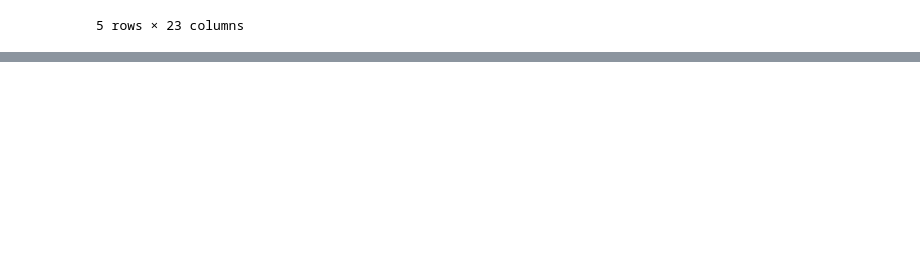
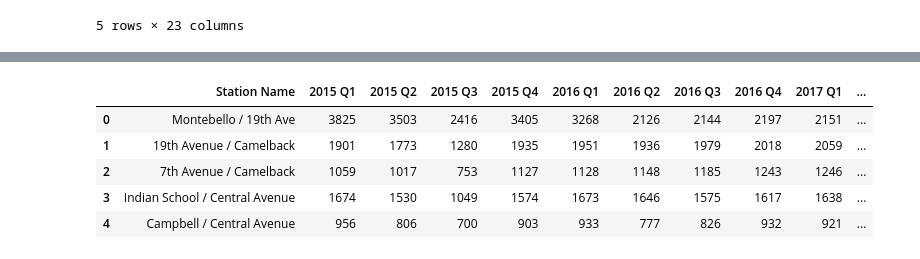
Before and after one commit to Sephka/Project1, a Jupyter notebook: Project_Folder/Project_1_v1.ipynb, the cells around one changed output, grey strips where cells are left out. Cells and saved outputs as stored; diff of their text form; code cells hidden in the pictures; blank space fills up the shorter version.

```diff
--- a/Project_Folder/Project_1_v1.ipynb
+++ b/Project_Folder/Project_1_v1.ipynb
@@ -61,0 +31,20 @@ bike_data.head()
+# %%
+# Reorganizing the columns using double brackets
+organized_rail_df = rail_data[['properties.StationName',
+                               'properties.Q2015_1',
+                               'properties.Q2015_2',
+                               'properties.Q2015_3',
+                               'properties.Q2015_4',
+                               'properties.Q2016_1',
+                               'properties.Q2016_2',
+                               'properties.Q2106_3',
+                               'properties.Q2016_4',
+                               'properties.Q2017_1',
+                               'properties.Q2017_2',
+                               'properties.Q2017_3',
+                               'properties.Q2017_4',
+                               'properties.Q2018_1',
+                               'geometry.coordinates',
+                               'properties.Jurisdiction',
+                               'properties.Type']]
+organized_rail_df.head()
@@ -61,0 +58,26 @@ bike_data.head()
+# %%
+renamed_rail_df = organized_rail_df.rename(columns={'properties.StationName': 'Station Name',
+                                               'properties.Q2015_1': '2015 Q1',
+                                               'properties.Q2015_2': '2015 Q2',
+                                               'properties.Q2015_3': '2015 Q3',
+                                               'properties.Q2015_4': '2015 Q4',
+                                               'properties.Q2016_1': '2016 Q1',
+                                               'properties.Q2016_2': '2016 Q2',
+                                               'properties.Q2106_3': '2016 Q3',
+                                               'properties.Q2016_4': '2016 Q4',
+                                               'properties.Q2017_1': '2017 Q1',
+                                               'properties.Q2017_2': '2017 Q2',
+                                               'properties.Q2017_3': '2017 Q3',
+                                               'properties.Q2017_4': '2017 Q4',
+                                               'properties.Q2018_1': '2018 Q4',
+                                               'geometry.coordinates': 'Stop Locations',
+                                               'properties.Jurisdiction': 'Local Municipality',
+                                               'properties.Type': 'Eastbound or Westbound'})
+renamed_rail_df.head()
+# %% [output]
+|  | Station Name | 2015 Q1 | 2015 Q2 | 2015 Q3 | 2015 Q4 | 2016 Q1 | 2016 Q2 | 2016 Q3 | 2016 Q4 | 2017 Q1 | ... |
+| 0 | Montebello / 19th Ave | 3825 | 3503 | 2416 | 3405 | 3268 | 2126 | 2144 | 2197 | 2151 | ... |
+| 1 | 19th Avenue / Camelback | 1901 | 1773 | 1280 | 1935 | 1951 | 1936 | 1979 | 2018 | 2059 | ... |
+| 2 | 7th Avenue / Camelback | 1059 | 1017 | 753 | 1127 | 1128 | 1148 | 1185 | 1243 | 1246 | ... |
+| 3 | Indian School / Central Avenue | 1674 | 1530 | 1049 | 1574 | 1673 | 1646 | 1575 | 1617 | 1638 | ... |
+| 4 | Campbell / Central Avenue | 956 | 806 | 700 | 903 | 933 | 777 | 826 | 932 | 921 | ... |
```
Also changed, not shown: parts of 13 cells of this notebook, 2 other files.
